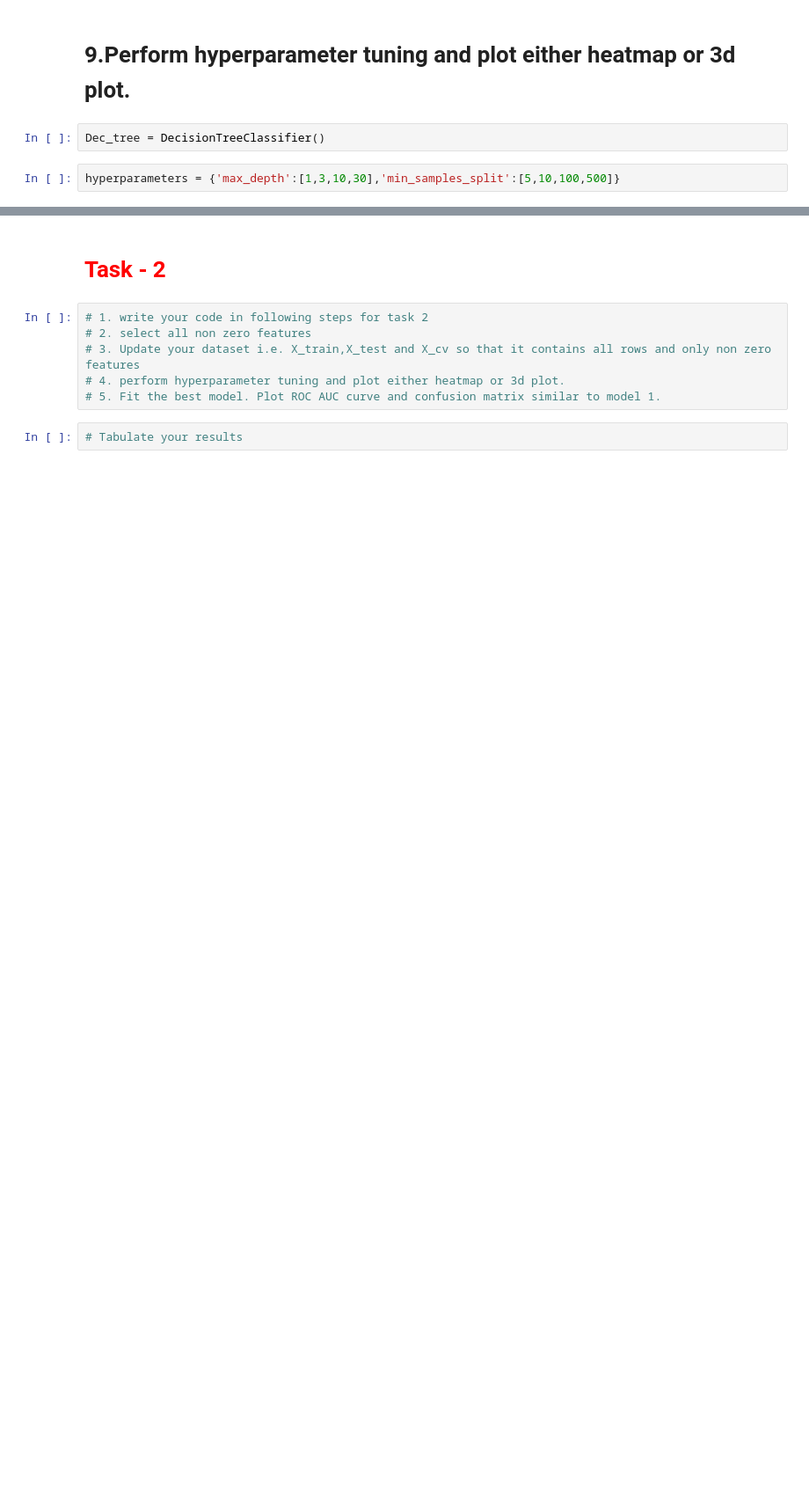
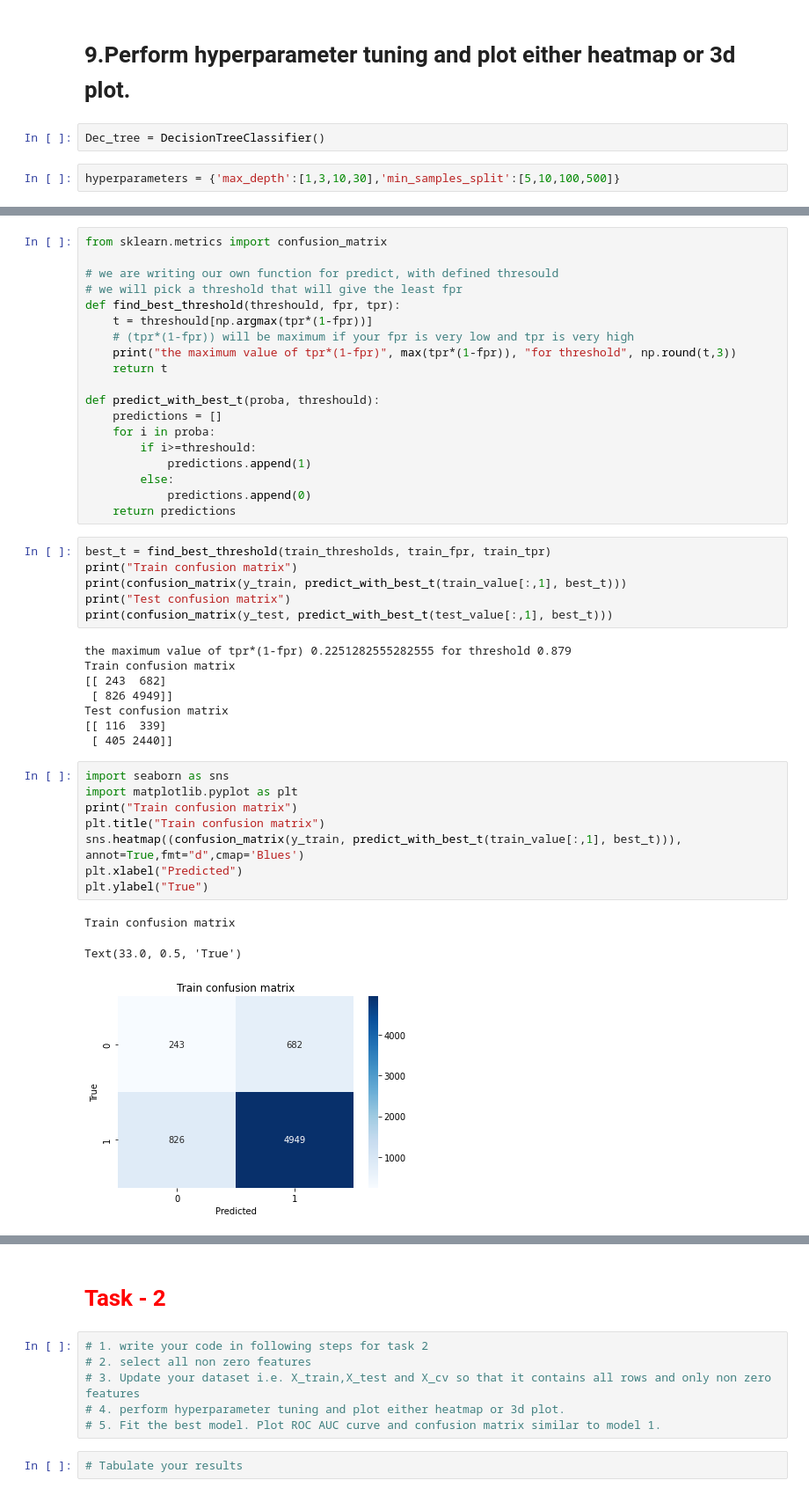
Before and after one commit to Orion6400/AAIC, a Jupyter notebook: Algo/decision tree/assigment/Assignment_DT_Instructions.ipynb, the cells around one changed output, grey strips where cells are left out. Shown at 88% size. Saved outputs shown, nothing was run; the diff lists cells and outputs as text; blank space fills up the shorter version.

```diff
--- a/Algo/decision tree/assigment/Assignment_DT_Instructions.ipynb
+++ b/Algo/decision tree/assigment/Assignment_DT_Instructions.ipynb
@@ -494,0 +550,45 @@ offline.init_notebook_mode()
+# %%
+from sklearn.metrics import confusion_matrix
+
+# we are writing our own function for predict, with defined thresould
+# we will pick a threshold that will give the least fpr
+def find_best_threshold(threshould, fpr, tpr):
+    t = threshould[np.argmax(tpr*(1-fpr))]
+    # (tpr*(1-fpr)) will be maximum if your fpr is very low and tpr is very high
+    print("the maximum value of tpr*(1-fpr)", max(tpr*(1-fpr)), "for threshold", np.round(t,3))
+    return t
+
+def predict_with_best_t(proba, threshould):
+    predictions = []
+    for i in proba:
+        if i>=threshould:
+            predictions.append(1)
+        else:
+            predictions.append(0)
+    return predictions
+# %%
+best_t = find_best_threshold(train_thresholds, train_fpr, train_tpr)
+print("Train confusion matrix")
+print(confusion_matrix(y_train, predict_with_best_t(train_value[:,1], best_t)))
+print("Test confusion matrix")
+print(confusion_matrix(y_test, predict_with_best_t(test_value[:,1], best_t)))
+# %% [output]
+the maximum value of tpr*(1-fpr) 0.2251282555282555 for threshold 0.879
+Train confusion matrix
+[[ 243  682]
+ [ 826 4949]]
+Test confusion matrix
+[[ 116  339]
+ [ 405 2440]]
+# %%
+import seaborn as sns
+import matplotlib.pyplot as plt
+print("Train confusion matrix")
+plt.title("Train confusion matrix")
+sns.heatmap((confusion_matrix(y_train, predict_with_best_t(train_value[:,1], best_t))), annot=True,fmt="d",cmap='Blues')
+plt.xlabel("Predicted")
+plt.ylabel("True")
+# %% [output]
+Train confusion matrix
+Text(33.0, 0.5, 'True')
+[figure, added]
```
Also changed, not shown: parts of 56 cells of this notebook.
